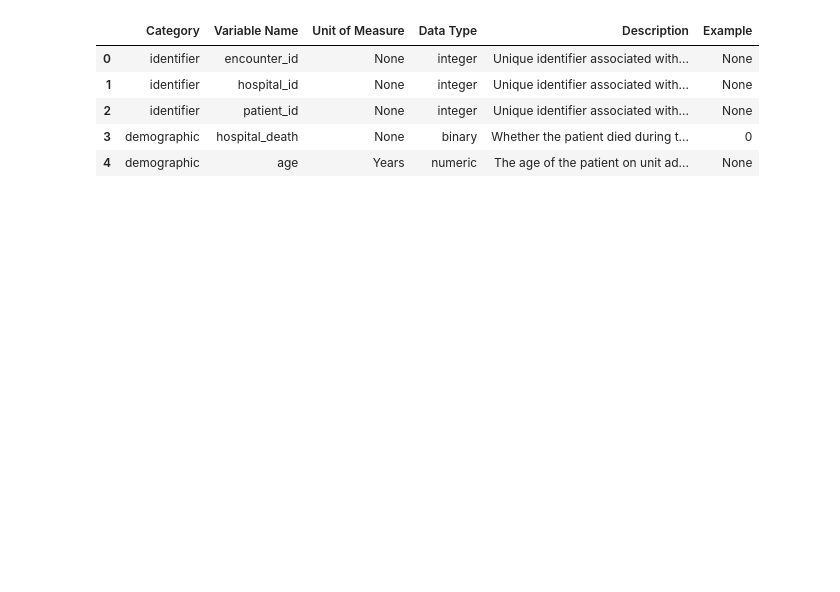
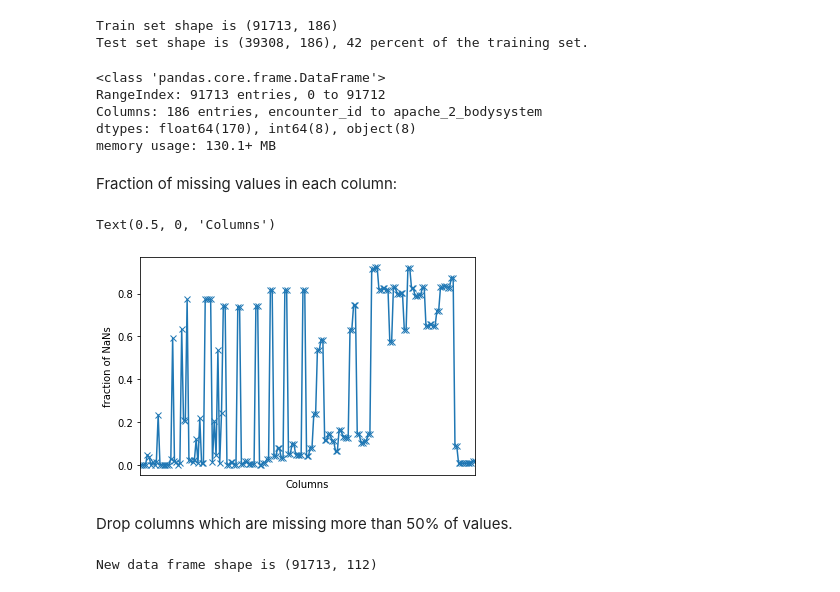
Before and after one commit to alexsokolowska/widsdatathon2020, a Jupyter notebook: WiDS_Datathon.ipynb, the cells around one changed output. Drawn from its saved outputs; the diff is of its cells as text; code cells hidden in the pictures; blank space fills up the shorter version.

```diff
--- a/WiDS_Datathon.ipynb
+++ b/WiDS_Datathon.ipynb
@@ -6,5 +17,3 @@ import pandas as pd
 # loading dataset
 train = pd.read_csv("./widsdatathon2020_data/training_v2.csv")
 test = pd.read_csv("./widsdatathon2020_data/unlabeled.csv")
-# %%
-train.dropna(inplace=True)
@@ -39,2 +19,0 @@ test.head(2)
-# %%
-train = train.select_dtypes(exclude=['object'])
@@ -43,9 +19,0 @@ dictionary = pd.read_csv('./widsdatathon2020_data/WiDS Datathon 2020 Dictionary.
-# %%
-dictionary.head()
-# %% [output]
-|  | Category | Variable Name | Unit of Measure | Data Type | Description | Example |
-| 0 | identifier | encounter_id | None | integer | Unique identifier associated with... | None |
-| 1 | identifier | hospital_id | None | integer | Unique identifier associated with... | None |
-| 2 | identifier | patient_id | None | integer | Unique identifier associated with... | None |
-| 3 | demographic | hospital_death | None | binary | Whether the patient died during t... | 0 |
-| 4 | demographic | age | Years | numeric | The age of the patient on unit ad... | None |
@@ -56,0 +20,33 @@ test = test.drop('hospital_death',axis = 1)
+# %%
+print("Train set shape is", train.shape)
+print("Test set shape is %s, %d percent of the training set." %(test.shape, 100*test.shape[0]/train.shape[0]))
+# %% [output]
+Train set shape is (91713, 186)
+Test set shape is (39308, 186), 42 percent of the training set.
+# %%
+train.info()
+# %% [output]
+<class 'pandas.core.frame.DataFrame'>
+RangeIndex: 91713 entries, 0 to 91712
+Columns: 186 entries, encounter_id to apache_2_bodysystem
+dtypes: float64(170), int64(8), object(8)
+memory usage: 130.1+ MB
+# %% [markdown]
+Fraction of missing values in each column:
+# %%
+%matplotlib inline
+import matplotlib.pyplot as plt
+(train.isna().sum()/train.shape[0]).plot(xticks=[], marker='x')
+plt.ylabel('fraction of NaNs')
+plt.xlabel('Columns')
+# %% [output]
+Text(0.5, 0, 'Columns')
+[figure, added]
+# %% [markdown]
+Drop columns which are missing more than 50% of values.
+# %%
+thresh = len(train) * 0.5
+train_df = train.dropna(axis=1, thresh=thresh)
+print("New data frame shape is", train_df.shape)
+# %% [output]
+New data frame shape is (91713, 112)
```
Also changed, not shown: parts of 83 cells of this notebook.
